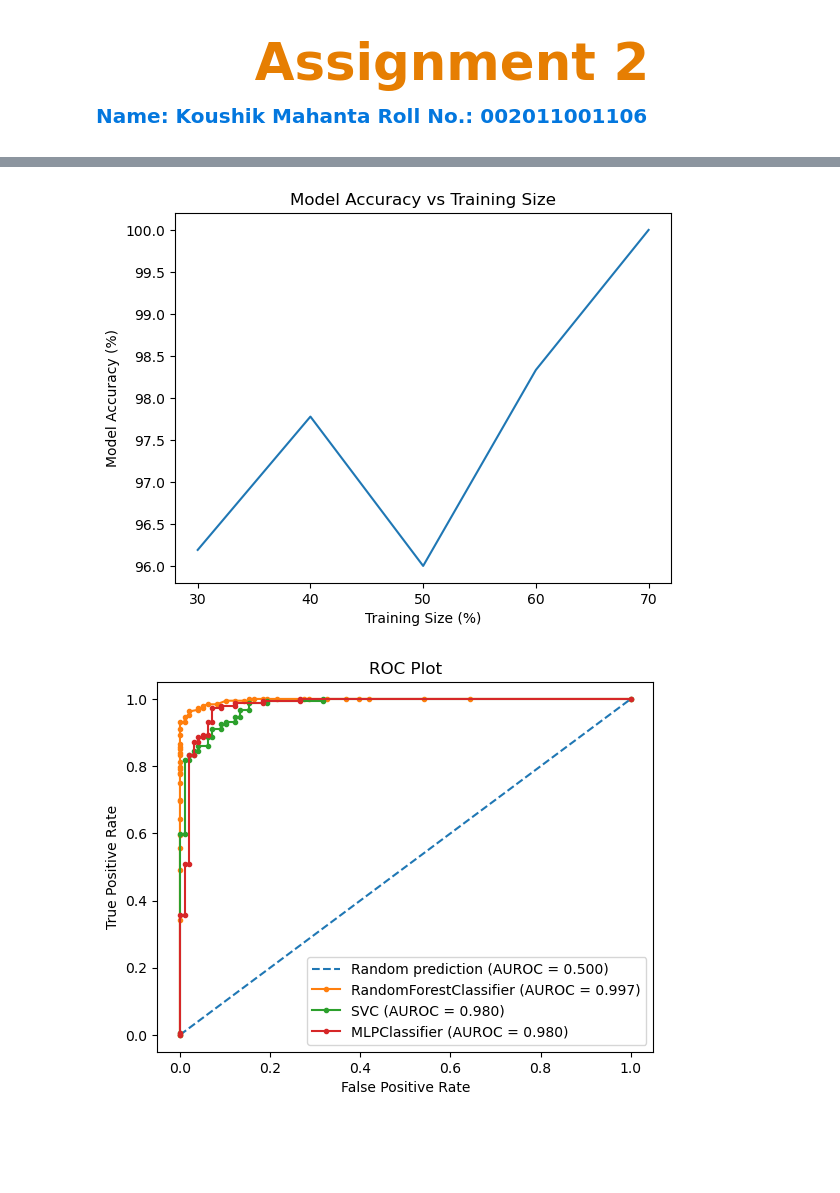
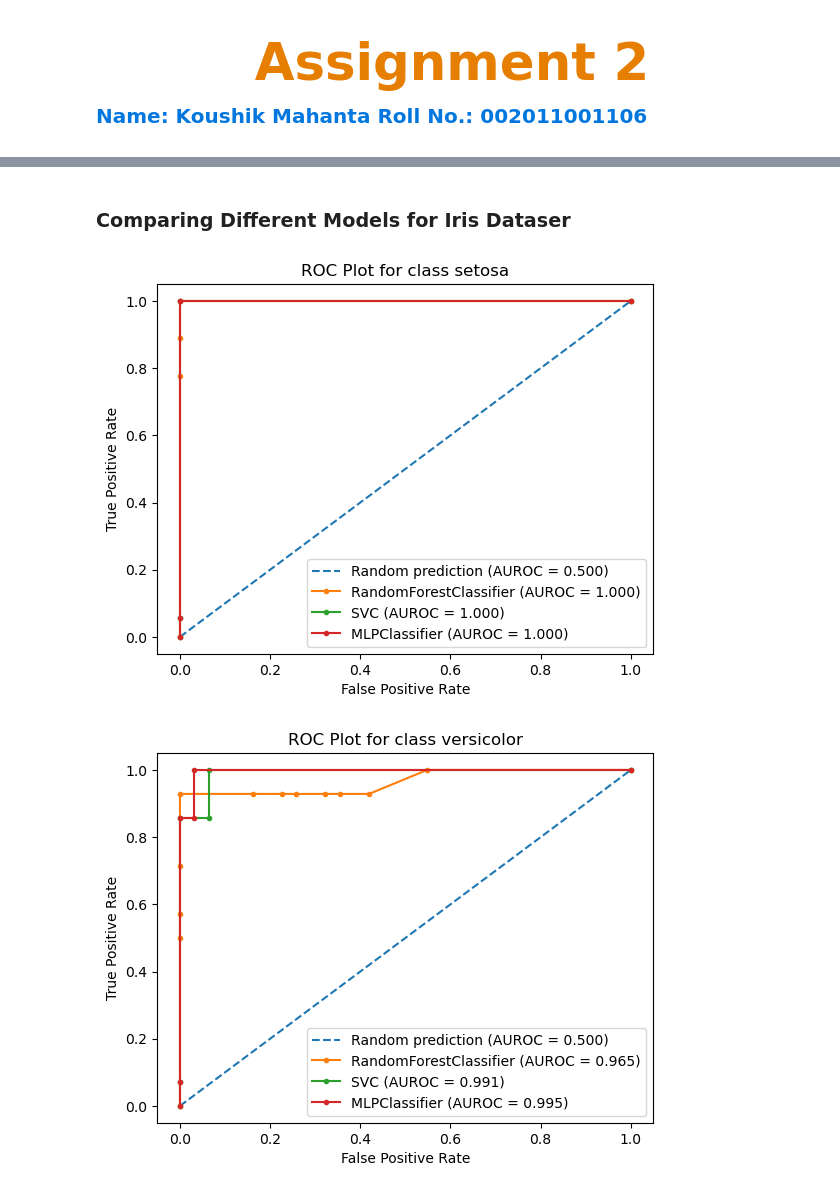
Before and after one commit to Koushik0001/ML_Lab, a Jupyter notebook: assignment_2.ipynb, the cells around one changed output, grey strips where cells are left out. Cells and saved outputs as stored; diff of their text form; code cells hidden in the pictures; blank space fills up the shorter version.

```diff
--- a/assignment_2.ipynb
+++ b/assignment_2.ipynb
@@ -64,7 +72,7 @@ def getTrainsizeAccuracies(dataset,
 
     # Plotting the Graph
     plt.plot(np.array(train_sizes)*100, np.array(accuracies)*100)
-    plt.title("Model Accuracy vs Training Size")
+    plt.title("Model Accuracy vs Training Size (Model = {0})".format(classifier.__name__))
     plt.xlabel("Training Size (%)")
     plt.ylabel("Model Accuracy (%)")
     plt.xticks(np.array(train_sizes)*100)
@@ -101,5 +148,15 @@ iris_dataset = load_iris()
 # %%
 getTrainsizeAccuracies(iris_dataset,
                        SVC,
-                       41)
+                       4)
+
+getTrainsizeAccuracies(iris_dataset,
+                       RandomForestClassifier,
+                       4)
+
+getTrainsizeAccuracies(iris_dataset,
+                       MLPClassifier,
+                       42,
+                       max_iter=1000
+                      )
 # %% [output]
@@ -107,4 +165,0 @@ getTrainsizeAccuracies(iris_dataset,
-# %%
-getTrainsizeAccuracies(iris_dataset,
-                       RandomForestClassifier,
-                       44)
@@ -113,16 +166,7 @@ getTrainsizeAccuracies(iris_dataset,
-# %%
-getTrainsizeAccuracies(iris_dataset,
-                       MLPClassifier,
-                       42,
-                       max_iter=1000
-                      )
-# %% [output]
-[figure, removed]
+# %% [markdown]
+### Comparing Different Models for Iris Dataser
 # %%
-displaROCPlot(breast_cancer_dataset, [RandomForestClassifier, SVC, MLPClassifier], 0.5, 42, RandomForestClassifier={}, MLPClassifier={
-    'max_iter':10000
-}, SVC={
-    'probability':True
-})
+displayROCPlot(iris_dataset, [RandomForestClassifier, SVC, MLPClassifier], 0.7, 60, True, RandomForestClassifier={}, MLPClassifier={'max_iter':10000}, SVC={'probability':True})
 # %% [output]
-[figure, old version]
+[figure, new version]
+[figure, added]
```
Also changed, not shown: parts of 12 cells of this notebook, 3 other files.
